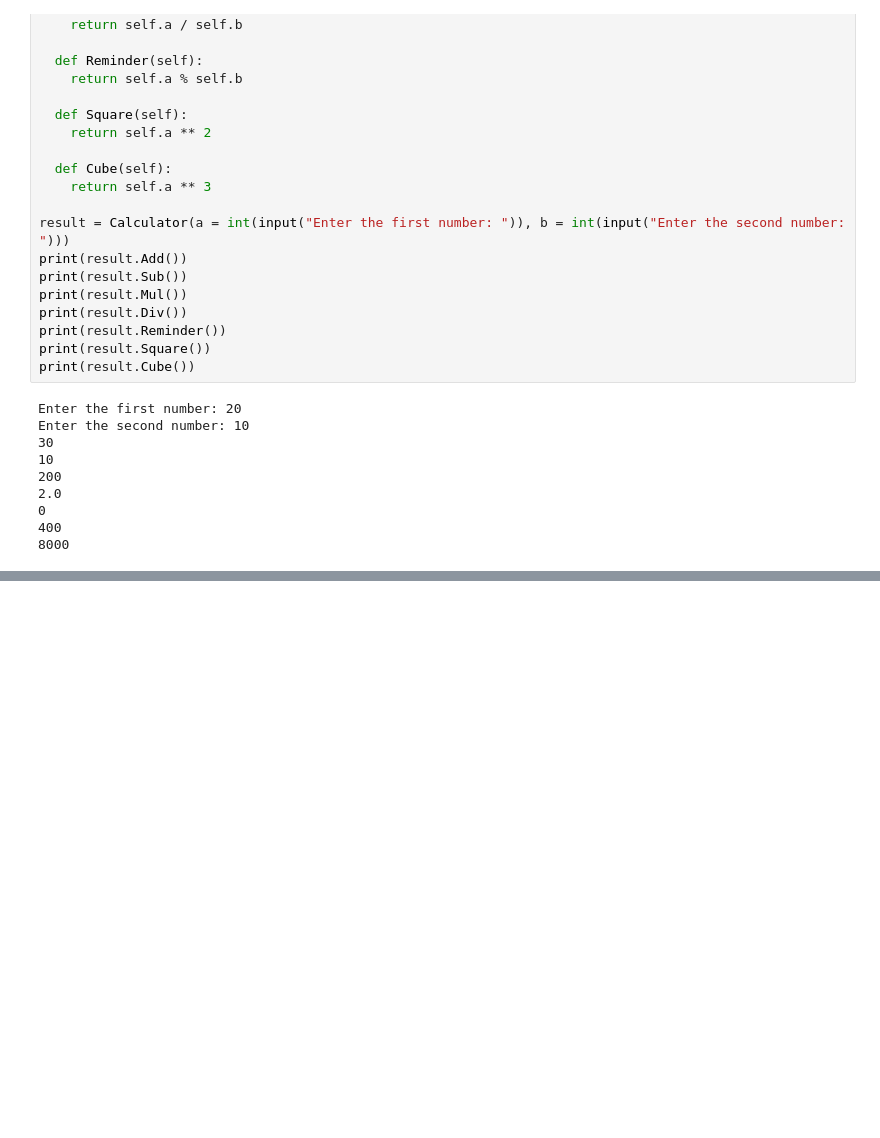
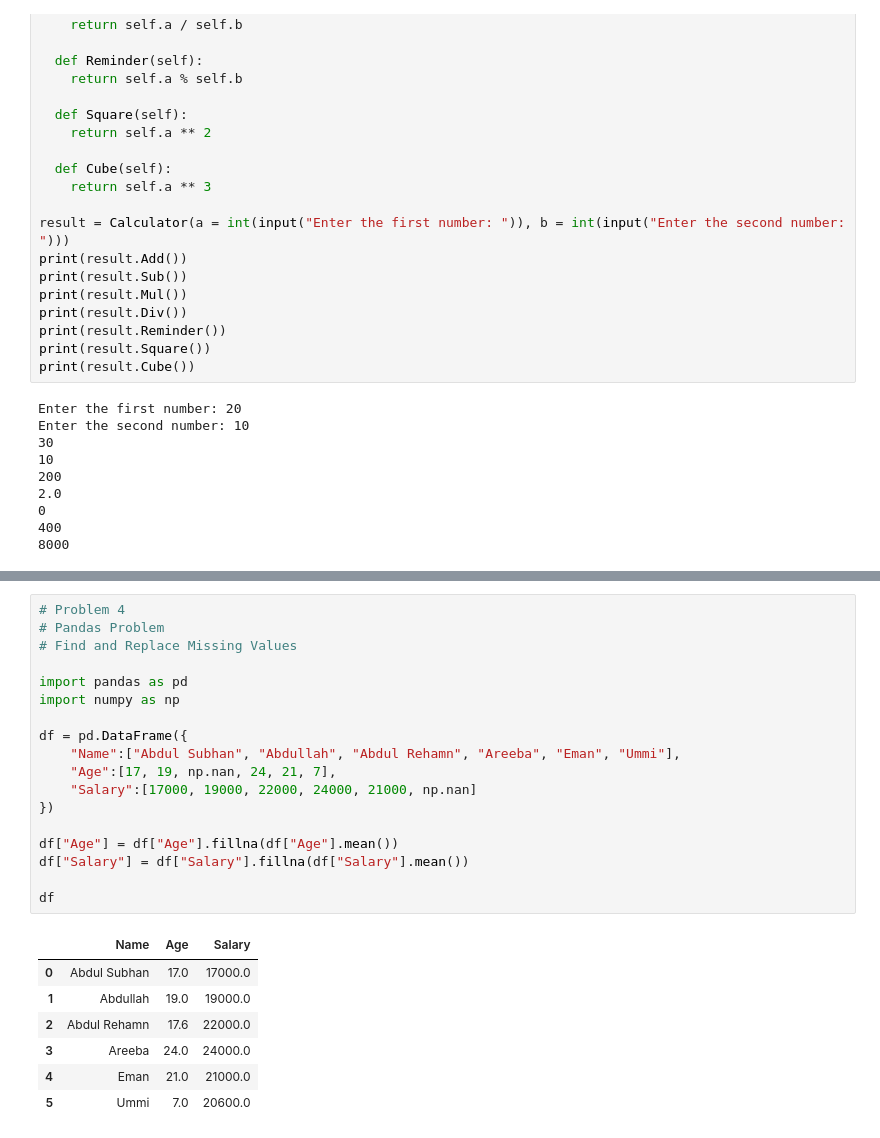
Before and after one commit to abdulsubhan21/Python-Practices, a Jupyter notebook: Python Practice.ipynb, the cells around one changed output, grey strips where cells are left out. Drawn from its saved outputs; the diff is of its cells as text; blank space fills up the shorter version.

```diff
--- a/Python Practice.ipynb
+++ b/Python Practice.ipynb
@@ -858,0 +714,26 @@ Balance: 150000
+# %%
+# Problem 4
+# Pandas Problem
+# Find and Replace Missing Values
+
+import pandas as pd
+import numpy as np
+
+df = pd.DataFrame({
+    "Name":["Abdul Subhan", "Abdullah", "Abdul Rehamn", "Areeba", "Eman", "Ummi"],
+    "Age":[17, 19, np.nan, 24, 21, 7],
+    "Salary":[17000, 19000, 22000, 24000, 21000, np.nan]
+})
+
+df["Age"] = df["Age"].fillna(df["Age"].mean())
+df["Salary"] = df["Salary"].fillna(df["Salary"].mean())
+
+df
+# %% [output]
+|  | Name | Age | Salary |
+| 0 | Abdul Subhan | 17.0 | 17000.0 |
+| 1 | Abdullah | 19.0 | 19000.0 |
+| 2 | Abdul Rehamn | 17.6 | 22000.0 |
+| 3 | Areeba | 24.0 | 24000.0 |
+| 4 | Eman | 21.0 | 21000.0 |
+| 5 | Ummi | 7.0 | 20600.0 |
```
Also changed, not shown: parts of 13 cells of this notebook.
